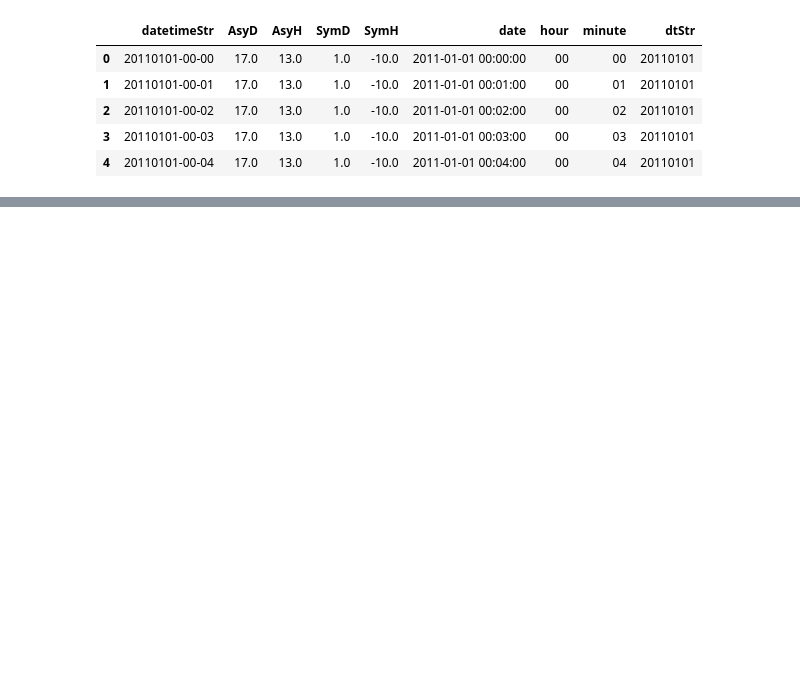
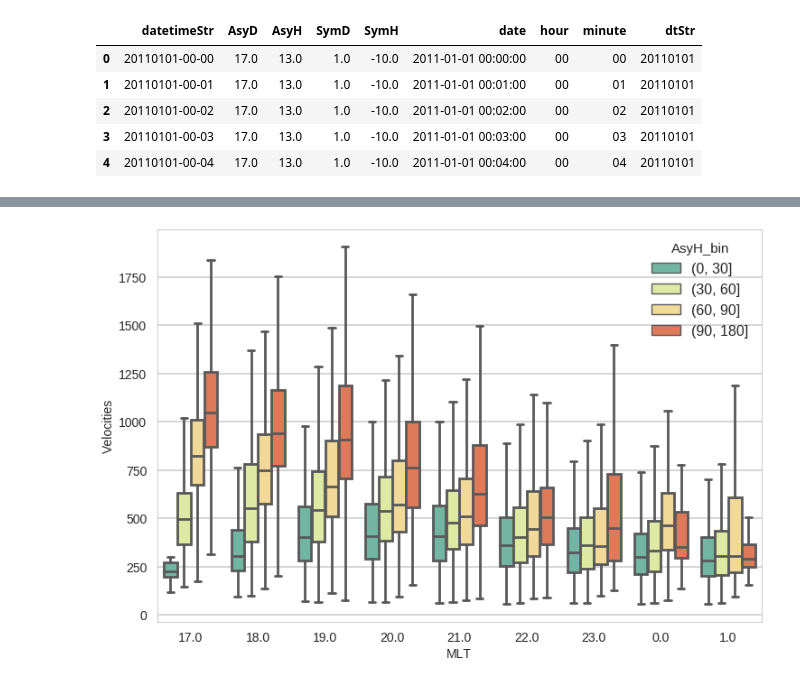
Before and after one commit to bharatreddy/indsvels, a Jupyter notebook: ipy/stats-gmag.ipynb, the cells around one changed output, grey strips where cells are left out. Cells and saved outputs as stored; diff of their text form; code cells hidden in the pictures; blank space fills up the shorter version.

```diff
--- a/ipy/stats-gmag.ipynb
+++ b/ipy/stats-gmag.ipynb
@@ -371,0 +377,39 @@ selMltDF.plot( kind="scatter", x="vSaps", y="SymH", ax=ax3 )
+# %%
+
+# We need to plot MLTs (we are using normMLT now)
+#
+unqNrmMLTList = sorted( velsDataDF[ (velsDataDF["normMLT"] < 2.) ]["normMLT"].unique().tolist() )
+mltStr = []
+for j in unqNrmMLTList:
+    if j < 0:
+        mltStr.append( str(j + 24) )
+    else:
+        mltStr.append( str(j) )
+
+f = plt.figure(figsize=(12, 8))
+ax1 = f.add_subplot(1,1,1)
+asy_order = [ '(0, 30]', '(30, 60]', '(60, 90]', '(90, 180]' ]
+
+normMLTModel30 = numpy.array( [ float(x) if x < 2. else numpy.nan for x in normMLTModel30 ] )
+normMLTModel60 = numpy.array( [ float(x) if x < 2. else numpy.nan for x in normMLTModel60 ] )
+normMLTModel90 = numpy.array( [ float(x) if x < 2. else numpy.nan for x in normMLTModel90 ] )
+normMLTModel180 = numpy.array( [ float(x) if x < 2. else numpy.nan for x in normMLTModel180 ] )
+
+# sns.pointplot(x=normMLTModel180, y=numpy.array(velArrModel180), linestyles=":", scale=0.5, ax=ax1)
+# sns.pointplot(x=normMLTModel90, y=numpy.array(velArrModel90), linestyles=":", scale=0.5, ax=ax1)
+# sns.pointplot(x=normMLTModel60, y=numpy.array(velArrModel60), linestyles=":", scale=0.5, ax=ax1)
+# sns.pointplot(x=normMLTModel30, y=numpy.array(velArrModel30), linestyles=":", scale=0.5, ax=ax1)
+
+
+sns.boxplot( x="normMLT", y="vSaps", hue="AsyH_bin", data=velsDataDF[ (velsDataDF["normMLT"] < 2.) ],\
+            hue_order=asy_order, palette="Spectral_r", showfliers=False,ax=ax1 )
+
+
+
+ax1.set_xticklabels( mltStr )
+ax1.tick_params(labelsize=14)
+ax1.set_xlabel("MLT", fontsize=14)
+ax1.set_ylabel("Velocities", fontsize=14)
+plt.savefig("../figs/AsyH-MLT-Vels.pdf",bbox_inches='tight')
+# %% [output]
+[figure, added]
```
Also changed, not shown: parts of 9 cells of this notebook, 22 other files.
